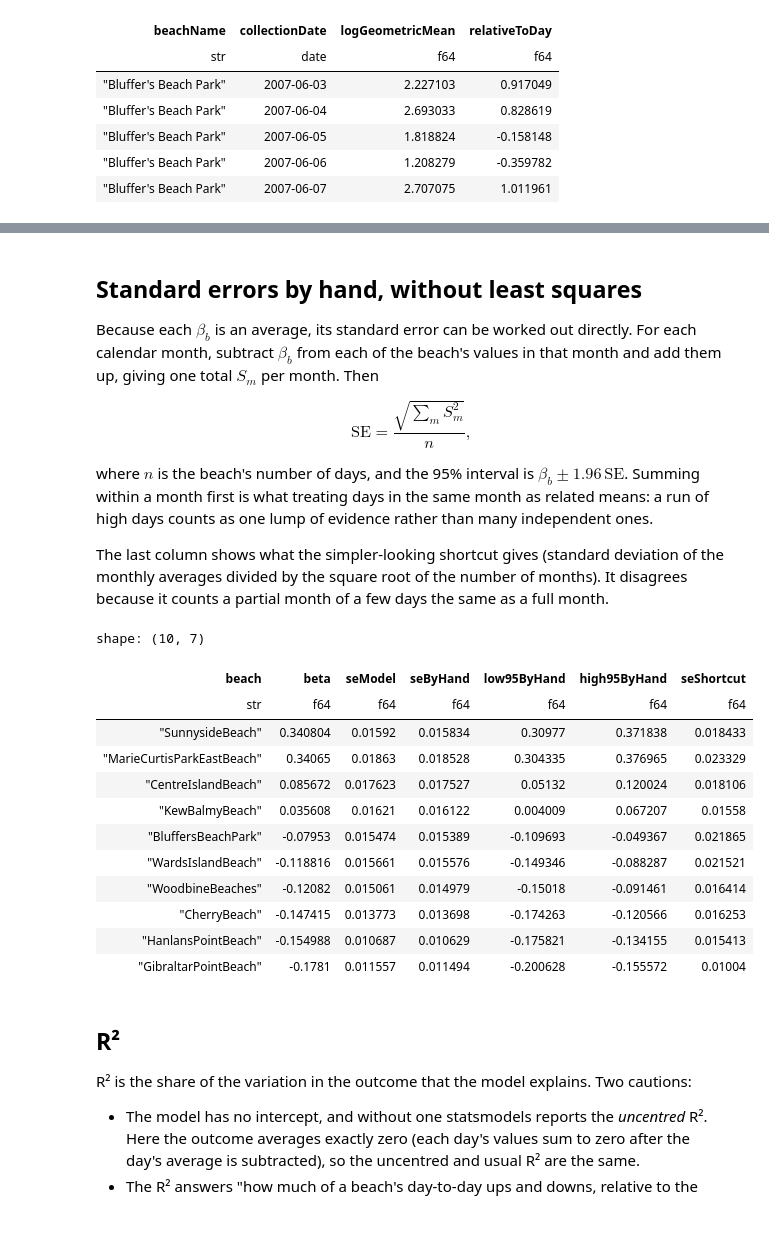
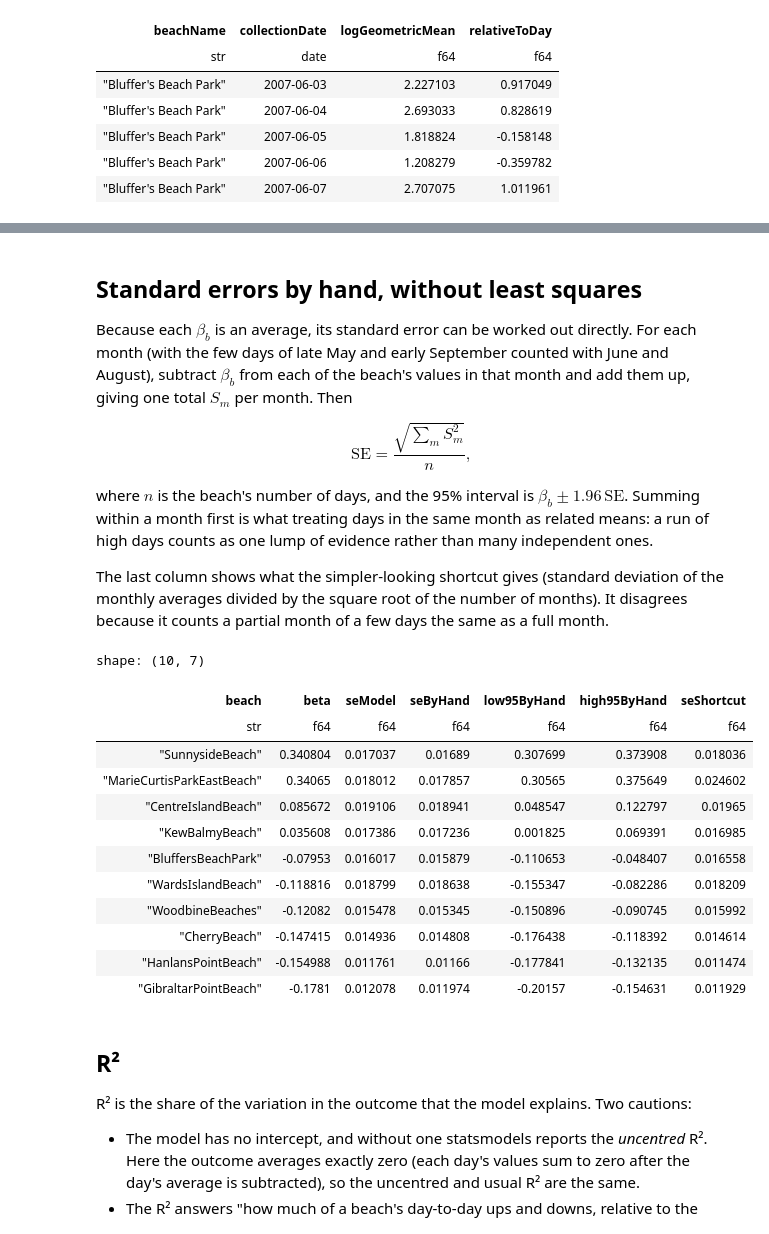
Before and after one commit to seandata8/toronto-beaches-ecoli, a Jupyter notebook: other/explore/model_explained.ipynb, the cells around one changed output, grey strips where cells are left out. Drawn from its saved outputs; the diff is of its cells as text; code cells hidden in the pictures.

```diff
--- a/other/explore/model_explained.ipynb
+++ b/other/explore/model_explained.ipynb
@@ -78,7 +78,7 @@ shape: (10, 8)
 # %% [markdown]
 ## Standard errors by hand, without least squares
 
-Because each $\beta_b$ is an average, its standard error can be worked out directly. For each calendar month, subtract $\beta_b$ from each of the beach's values in that month and add them up, giving one total $S_m$ per month. Then
+Because each $\beta_b$ is an average, its standard error can be worked out directly. For each month (with the few days of late May and early September counted with June and August), subtract $\beta_b$ from each of the beach's values in that month and add them up, giving one total $S_m$ per month. Then
 
 $$\text{SE} = \frac{\sqrt{\sum_m S_m^2}}{n},$$
 
@@ -88,44 +88,44 @@ The last column shows what the simpler-looking shortcut gives (standard deviatio
 # %%
 model_se = dict(zip(table["beach"], table["standardError"]))
 rows = []
 for beach in table["beach"]:
     values = relative.filter(pl.col("beach") == beach)
     beta = values["relativeToDay"].mean()
     n = values.height
     month_totals = (
         values.with_columns((pl.col("relativeToDay") - beta).alias("deviation"))
-        .group_by("monthYear")
+        .group_by("groupMonth")
         .agg(pl.col("deviation").sum().alias("total"))
     )
     se_by_hand = np.sqrt((month_totals["total"] ** 2).sum()) / n
-    monthly_means = values.group_by("monthYear").agg(pl.col("relativeToDay").mean())
+    monthly_means = values.group_by("groupMonth").agg(pl.col("relativeToDay").mean())
     se_shortcut = monthly_means["relativeToDay"].std() / np.sqrt(monthly_means.height)
     rows.append(
         {
             "beach": beach,
             "beta": beta,
             "seModel": model_se[beach],
             "seByHand": se_by_hand,
             "low95ByHand": beta - 1.96 * se_by_hand,
             "high95ByHand": beta + 1.96 * se_by_hand,
             "seShortcut": se_shortcut,
         }
     )
 pl.DataFrame(rows)
 # %% [output]
 shape: (10, 7)
 | beach | beta | seModel | seByHand | low95ByHand | high95ByHand | seShortcut |
 | str | f64 | f64 | f64 | f64 | f64 | f64 |
-| "SunnysideBeach" | 0.340804 | 0.01592 | 0.015834 | 0.30977 | 0.371838 | 0.018433 |
-| "MarieCurtisParkEastBeach" | 0.34065 | 0.01863 | 0.018528 | 0.304335 | 0.376965 | 0.023329 |
-| "CentreIslandBeach" | 0.085672 | 0.017623 | 0.017527 | 0.05132 | 0.120024 | 0.018106 |
-| "KewBalmyBeach" | 0.035608 | 0.01621 | 0.016122 | 0.004009 | 0.067207 | 0.01558 |
-| "BluffersBeachPark" | -0.07953 | 0.015474 | 0.015389 | -0.109693 | -0.049367 | 0.021865 |
-| "WardsIslandBeach" | -0.118816 | 0.015661 | 0.015576 | -0.149346 | -0.088287 | 0.021521 |
-| "WoodbineBeaches" | -0.12082 | 0.015061 | 0.014979 | -0.15018 | -0.091461 | 0.016414 |
-| "CherryBeach" | -0.147415 | 0.013773 | 0.013698 | -0.174263 | -0.120566 | 0.016253 |
-| "HanlansPointBeach" | -0.154988 | 0.010687 | 0.010629 | -0.175821 | -0.134155 | 0.015413 |
-| "GibraltarPointBeach" | -0.1781 | 0.011557 | 0.011494 | -0.200628 | -0.155572 | 0.01004 |
+| "SunnysideBeach" | 0.340804 | 0.017037 | 0.01689 | 0.307699 | 0.373908 | 0.018036 |
+| "MarieCurtisParkEastBeach" | 0.34065 | 0.018012 | 0.017857 | 0.30565 | 0.375649 | 0.024602 |
+| "CentreIslandBeach" | 0.085672 | 0.019106 | 0.018941 | 0.048547 | 0.122797 | 0.01965 |
+| "KewBalmyBeach" | 0.035608 | 0.017386 | 0.017236 | 0.001825 | 0.069391 | 0.016985 |
+| "BluffersBeachPark" | -0.07953 | 0.016017 | 0.015879 | -0.110653 | -0.048407 | 0.016558 |
+| "WardsIslandBeach" | -0.118816 | 0.018799 | 0.018638 | -0.155347 | -0.082286 | 0.018209 |
+| "WoodbineBeaches" | -0.12082 | 0.015478 | 0.015345 | -0.150896 | -0.090745 | 0.015992 |
+| "CherryBeach" | -0.147415 | 0.014936 | 0.014808 | -0.176438 | -0.118392 | 0.014614 |
+| "HanlansPointBeach" | -0.154988 | 0.011761 | 0.01166 | -0.177841 | -0.132135 | 0.011474 |
+| "GibraltarPointBeach" | -0.1781 | 0.012078 | 0.011974 | -0.20157 | -0.154631 | 0.011929 |
 # %% [markdown]
 ## R²
 
```
Also changed, not shown: parts of 2 cells of this notebook, 12 other files.
